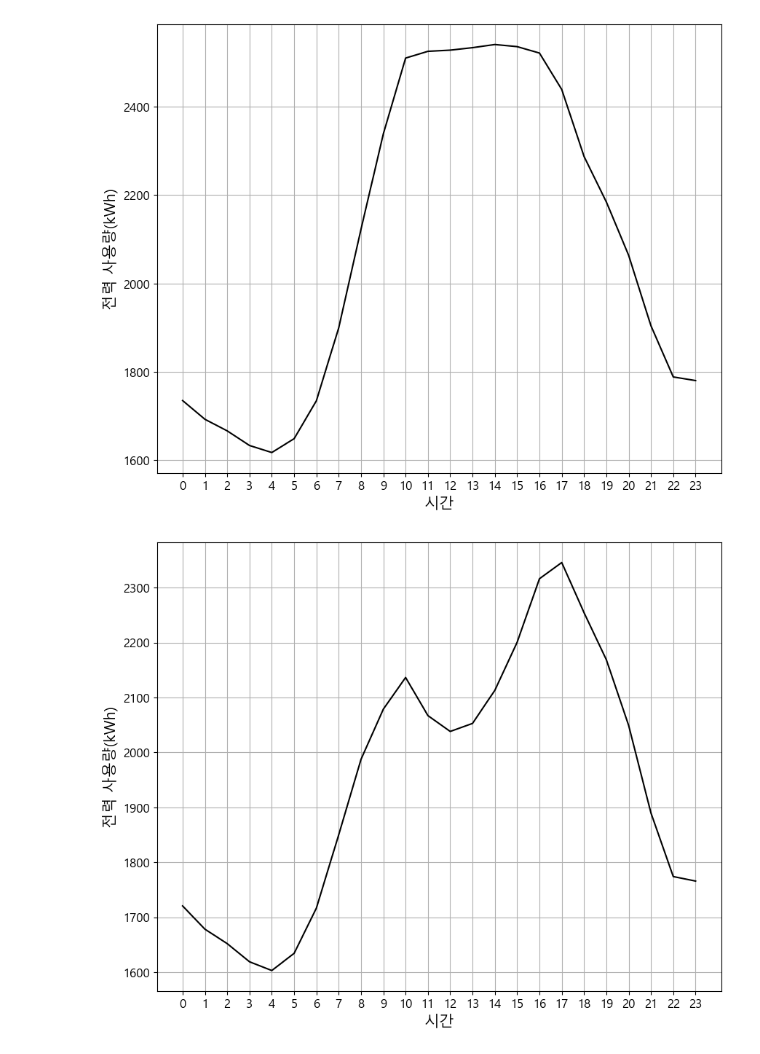
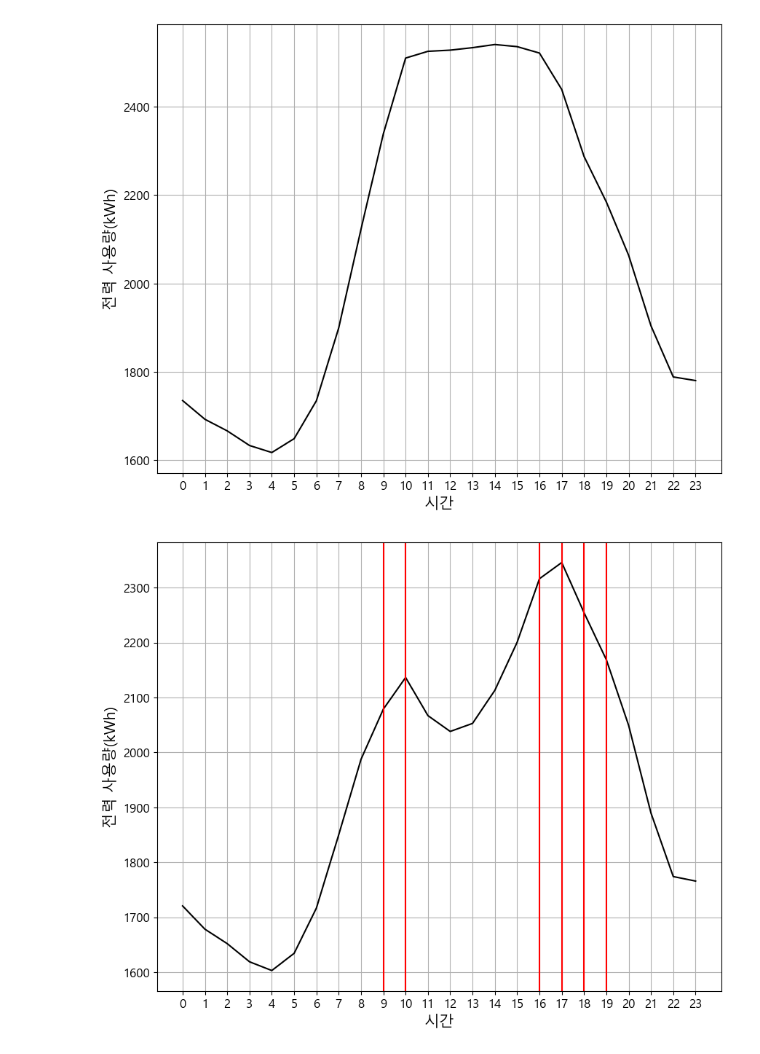
Before and after one commit to Jjineeq/Capstone_Design, a Jupyter notebook: plt.ipynb, the cells around one changed output. Cells and saved outputs as stored; diff of their text form; code cells hidden in the pictures.

```diff
--- a/plt.ipynb
+++ b/plt.ipynb
@@ -78,14 +78,18 @@ plt.ylabel('전력 사용량(kWh)', fontsize = 15)
 plt.show()
 # %% [output]
 [figure]
+# %%
+time = [9, 10, 16, 17, 18, 19]
 # %%
 plt.figure(figsize=(10,8))
 plt.plot(qq - ee, color = 'k')
 plt.grid(True)
 plt.yticks(fontsize = 12)
 plt.xticks(np.arange(0,24,1) , fontsize = 12)
 plt.xlabel('시간', fontsize = 15)
 plt.ylabel('전력 사용량(kWh)', fontsize = 15)
+for i in time:
+    plt.axvline(i, color = 'r')
 plt.show()
 # %% [output]
-[figure, old version]
+[figure, new version]
```
Also changed, not shown: parts of 1 cell of this notebook.
